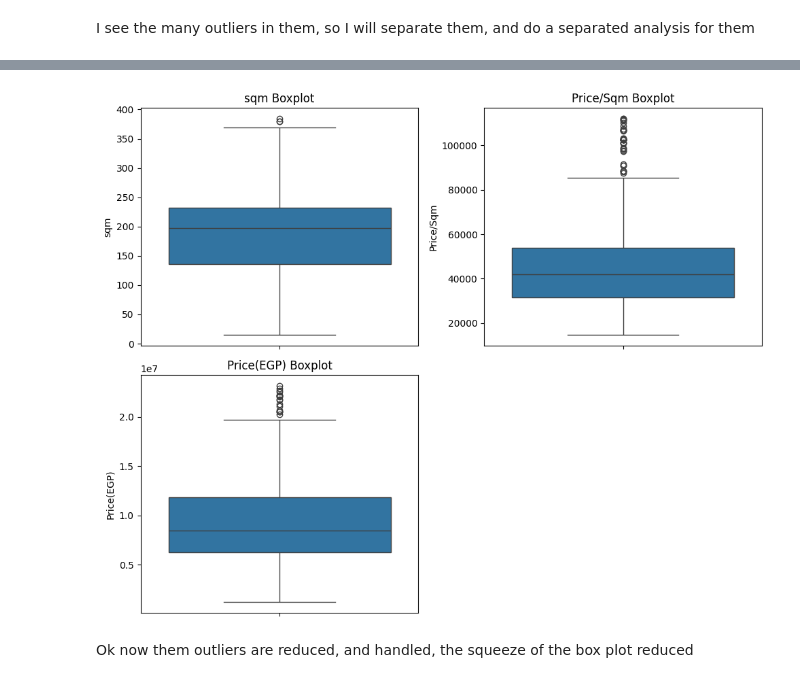
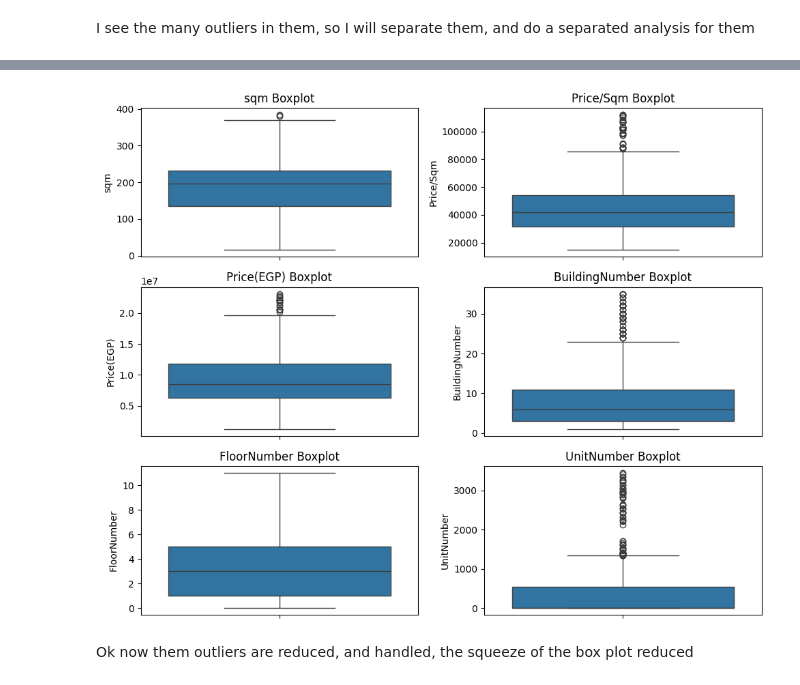
Before and after one commit to MinaAlberDS/Codveda-Internship, a Jupyter notebook: Level 1/Task 2/Data_cleaning.ipynb, the cells around one changed output, grey strips where cells are left out. Cells and saved outputs as stored; diff of their text form; code cells hidden in the pictures.

Commit message:
Added building, and unit number columns, and handled their outliers by creating indicators

```diff
--- a/Level 1/Task 2/Data_cleaning.ipynb
+++ b/Level 1/Task 2/Data_cleaning.ipynb
@@ -581,6 +654,8 @@ re_df["bathrooms"] = re_df["bathrooms"].astype(str).replace(["4","3"], "above 2"
 
 re_df = re_df.join(pd.get_dummies(re_df["bedrooms"], prefix="Bedroom", dtype=int)) # make dummy variables for bedrooms with full rank(dropping the first dummy)
 re_df = re_df.join(pd.get_dummies(re_df["bathrooms"], prefix="Bathroom", dtype=int)) # make dummy variables for bathrooms with full rank
+
+re_df.drop(["bedrooms", "bathrooms"], axis =1, inplace =True) # drop the original columns from the data
 # %%
 print("Preview the data after adding OHE for Bedrooms, and bathrooms")
 re_df.head()
@@ -666,16 +773,20 @@ Name: count, dtype: int64
 We have to combine Villa, cabana, Medical Facility to Others
 # %%
 re_df["property_subType"] = re_df["property_subType"].replace(
-    ["Villa", "Cabana", "Medical Facility"], "Others")
+    ["Villa", "Cabana", "Medical Facility"], "Others(very rare)")
 # %%
 ### Make OHE for them
-for column in ["city","governorate","property_category","property_subType"]:
+categorical_columns = categorical_data.columns
+
+for column in categorical_columns:
     re_df = re_df.join(
         pd.get_dummies(
             re_df[column], drop_first=True, dtype=int, prefix=column
         )
     )
-    # Keep them for EDA
+
+# Drop them
+re_df.drop(categorical_columns, axis=True, inplace=True)
 # Preview the results
 re_df.head()
 # %% [output]
@@ -692,19 +803,18 @@ re_df.head()
 # %%
 import matplotlib.pyplot as plt
 import seaborn as sns
-numerical_cols = ['sqm','Price/Sqm','Price(EGP)']
+numerical_cols = ['sqm','Price/Sqm','Price(EGP)',"BuildingNumber","FloorNumber","UnitNumber"]
 def boxplots(cols):
     """Plot boxplots for each column in cols to visualize outliers."""
     fig, (
         (ax1, ax2),
-        (ax3, ax4)
-    ) = plt.subplots(2,2,figsize=(10,8))
+        (ax3, ax4),
+        (ax5, ax6)
+    ) = plt.subplots(3,2,figsize=(10,8))
 
-    # exclude ax4 from the chart
-    ax4.remove()
 
     # Plot the plots
-    for ax, col in zip([ax1,ax2,ax3], cols):
+    for ax, col in zip([ax1,ax2,ax3,ax4,ax5,ax6], cols):
         plot = sns.boxplot(re_df[col], label=f"{col} boxplot", ax=ax)
         plot.set_title(f"{col} Boxplot")
     plt.tight_layout()
@@ -735,26 +864,25 @@ outliers_dummy(numerical_cols)
 # %%
 def non_outliers_boxplot(cols:list, outliers_dummies:list):
     """Plot boxplots for non-outlier values of each column in cols, using corresponding dummy columns."""
     # Note: outliers_dummies, and cols list should be the same order(e.g., [price, sqm, etc.], [price_outlier, sqm_outlier])
     fig, (
         (ax1, ax2),
-        (ax3, ax4)
-    ) = plt.subplots(2,2,figsize=(10,8))
-    # exclude ax4 from the chart
-    ax4.remove()
+        (ax3, ax4),
+        (ax5, ax6)
+    ) = plt.subplots(3,2,figsize=(10,8))
     # Plot the plots
-    for ax, col, outliers_dummies in zip([ax1, ax2, ax3], cols, outliers_dummies):
+    for ax, col, outliers_dummies in zip([ax1, ax2, ax3, ax4, ax5, ax6], cols, outliers_dummies):
         # Choose the non_outliers values
         x = re_df.loc[re_df[outliers_dummies] == False][col]
         plot = sns.boxplot(x, label=f"{col} boxplot", ax=ax)
         plot.set_title(f"{col} Boxplot")
     plt.tight_layout()
     plt.show()
-non_outliers_cols = re_df.iloc[:,-3:].columns # the non_outliers dummies
+non_outliers_cols = re_df.iloc[:,-6:].columns # the non_outliers dummies
 
 non_outliers_boxplot(numerical_cols, non_outliers_cols)
 # %% [output]
-[figure, old version]
+[figure, new version]
 # %% [markdown]
 Ok now them outliers are reduced, and handled, the squeeze of the box plot reduced
 # %% [markdown]
```
Also changed, not shown: parts of 47 cells of this notebook, 1 other file.
